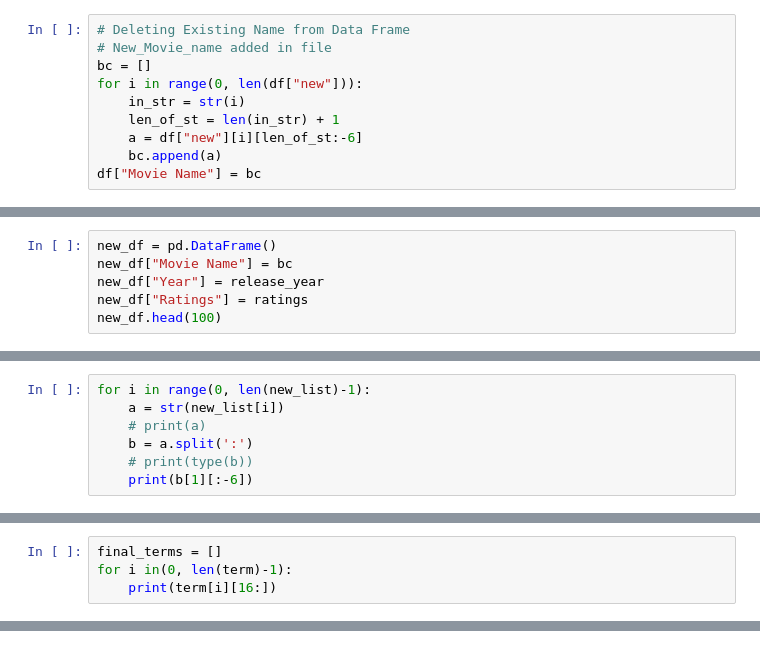
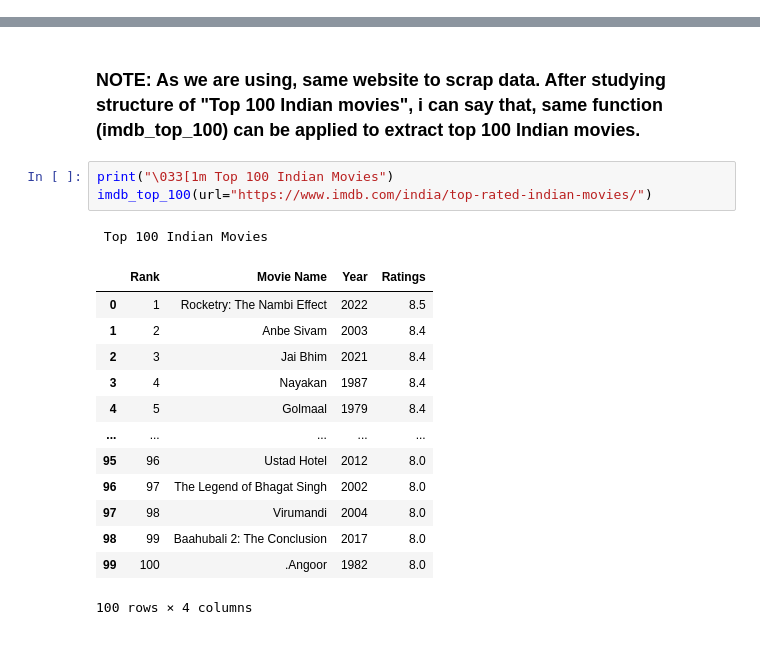
Before and after one commit to shivagadekar/Internship, a Jupyter notebook: Worksheet Set 02/Worksheet Set 02.ipynb, the cells around one changed output, grey strips where cells are left out. Saved outputs shown, nothing was run; the diff lists cells and outputs as text.

```diff
--- a/Worksheet Set 02/Worksheet Set 02.ipynb
+++ b/Worksheet Set 02/Worksheet Set 02.ipynb
@@ -334,10 +0,0 @@ df.head()
-# %%
-# Deleting Existing Name from Data Frame
-# New_Movie_name added in file
-bc = []
-for i in range(0, len(df["new"])):
-    in_str = str(i)
-    len_of_st = len(in_str) + 1
-    a = df["new"][i][len_of_st:-6]
-    bc.append(a)
-df["Movie Name"] = bc
@@ -353,6 +0,0 @@ df.head()
-# %%
-new_df = pd.DataFrame()
-new_df["Movie Name"] = bc
-new_df["Year"] = release_year
-new_df["Ratings"] = ratings
-new_df.head(100)
@@ -492,7 +0,0 @@ print(year)
-# %%
-for i in range(0, len(new_list)-1):
-    a = str(new_list[i])
-    # print(a)
-    b = a.split(':')
-    # print(type(b))
-    print(b[1][:-6])
@@ -525,4 +0,0 @@ Term of Office: 25 July, 2012 to 25 July, 2017
-# %%
-final_terms = []
-for i in(0, len(term)-1):
-    print(term[i][16:])
@@ -562,0 +134,20 @@ len("Term of Office: ")
+# %% [markdown]
+### NOTE: As we are using, same website to scrap data. After studying structure of "Top 100 Indian movies", i can say that, same function (imdb_top_100) can be applied to extract top 100 Indian movies.
+# %%
+print("\033[1m Top 100 Indian Movies")
+imdb_top_100(url="https://www.imdb.com/india/top-rated-indian-movies/")
+# %% [output]
+ Top 100 Indian Movies
+|  | Rank | Movie Name | Year | Ratings |
+| 0 | 1 | Rocketry: The Nambi Effect | 2022 | 8.5 |
+| 1 | 2 | Anbe Sivam | 2003 | 8.4 |
+| 2 | 3 | Jai Bhim | 2021 | 8.4 |
+| 3 | 4 | Nayakan | 1987 | 8.4 |
+| 4 | 5 | Golmaal | 1979 | 8.4 |
+| ... | ... | ... | ... | ... |
+| 95 | 96 | Ustad Hotel | 2012 | 8.0 |
+| 96 | 97 | The Legend of Bhagat Singh | 2002 | 8.0 |
+| 97 | 98 | Virumandi | 2004 | 8.0 |
+| 98 | 99 | Baahubali 2: The Conclusion | 2017 | 8.0 |
+| 99 | 100 | .Angoor | 1982 | 8.0 |
+100 rows × 4 columns
```
Also changed, not shown: parts of 83 cells of this notebook, 2 other files.
